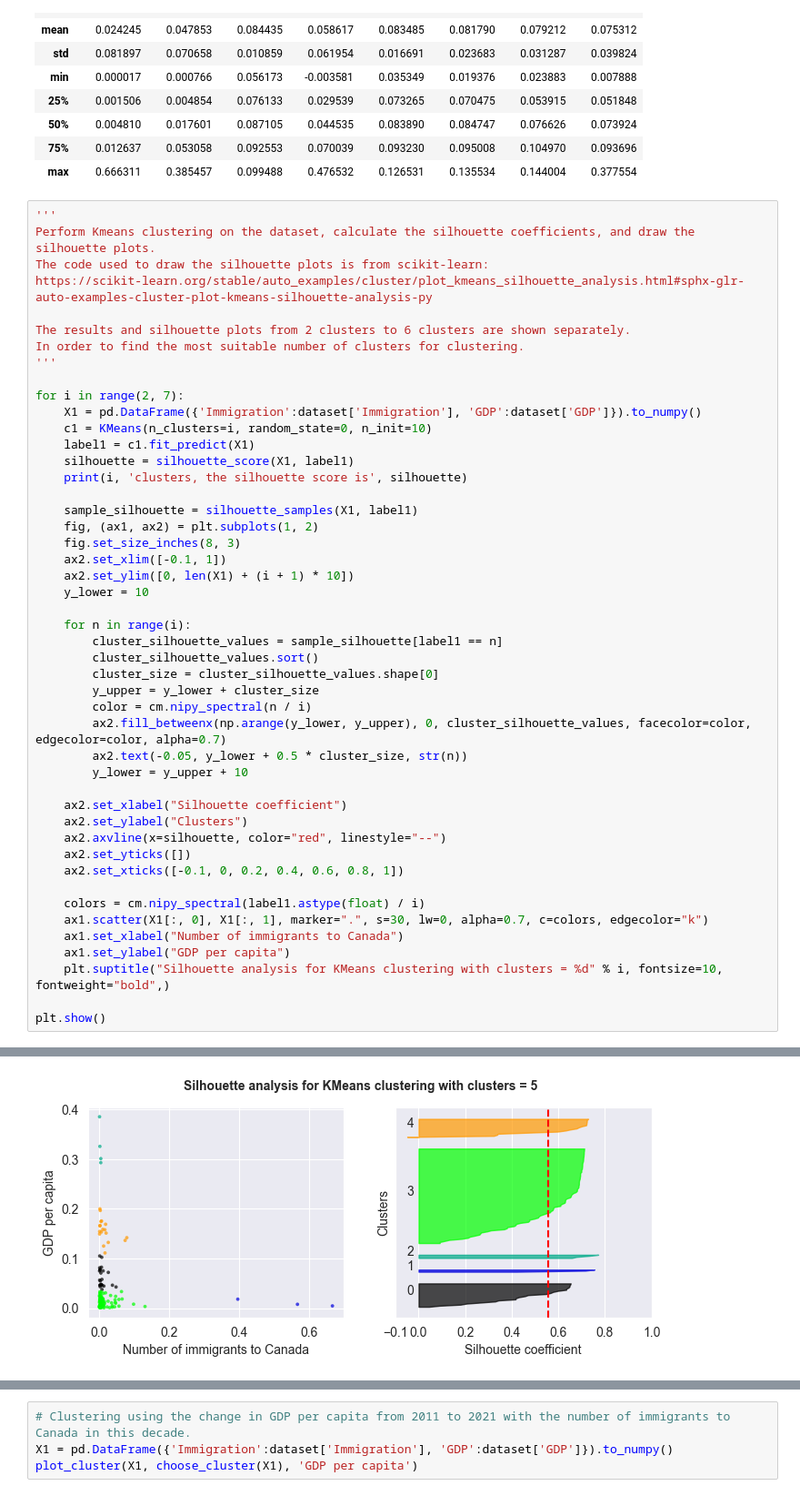
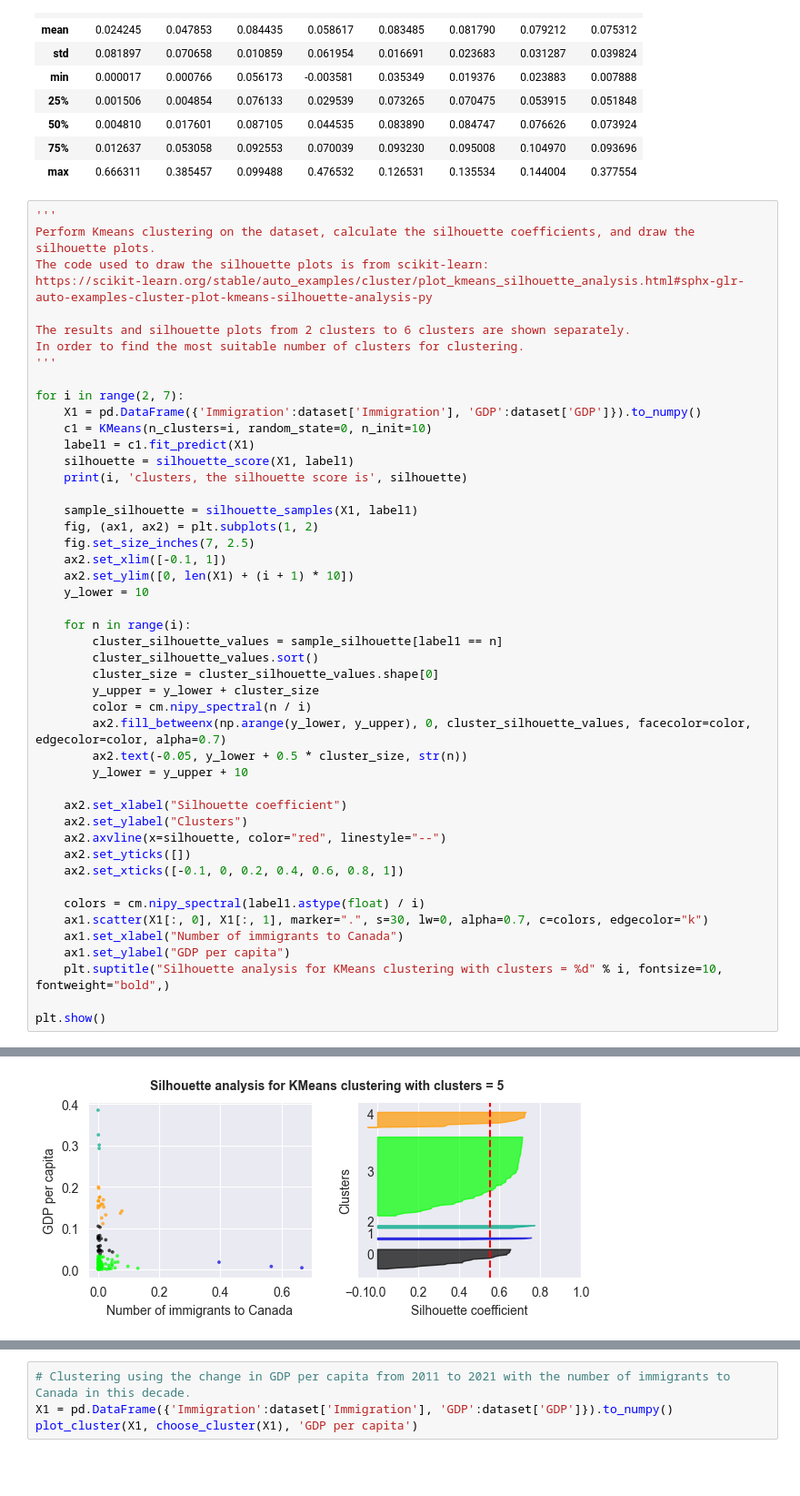
Before and after one commit to Hongwei-Z/CanadianImmigrationStudy, a Jupyter notebook: Experiment_1.1.ipynb, the cells around one changed output, grey strips where cells are left out. Shown at 91% size. Saved outputs shown, nothing was run; the diff lists cells and outputs as text; blank space fills up the shorter version.

```diff
--- a/Experiment_1.1.ipynb
+++ b/Experiment_1.1.ipynb
@@ -281,7 +281,7 @@ for i in range(2, 7):
 
     sample_silhouette = silhouette_samples(X1, label1)
     fig, (ax1, ax2) = plt.subplots(1, 2)
-    fig.set_size_inches(8, 3)
+    fig.set_size_inches(7, 2.5)
     ax2.set_xlim([-0.1, 1])
     ax2.set_ylim([0, len(X1) + (i + 1) * 10])
     y_lower = 10
@@ -321 +321 @@ plt.show()
-[figure, old version]
+[figure, new version]
```
Also changed, not shown: parts of 2 cells of this notebook, 1 other file.
